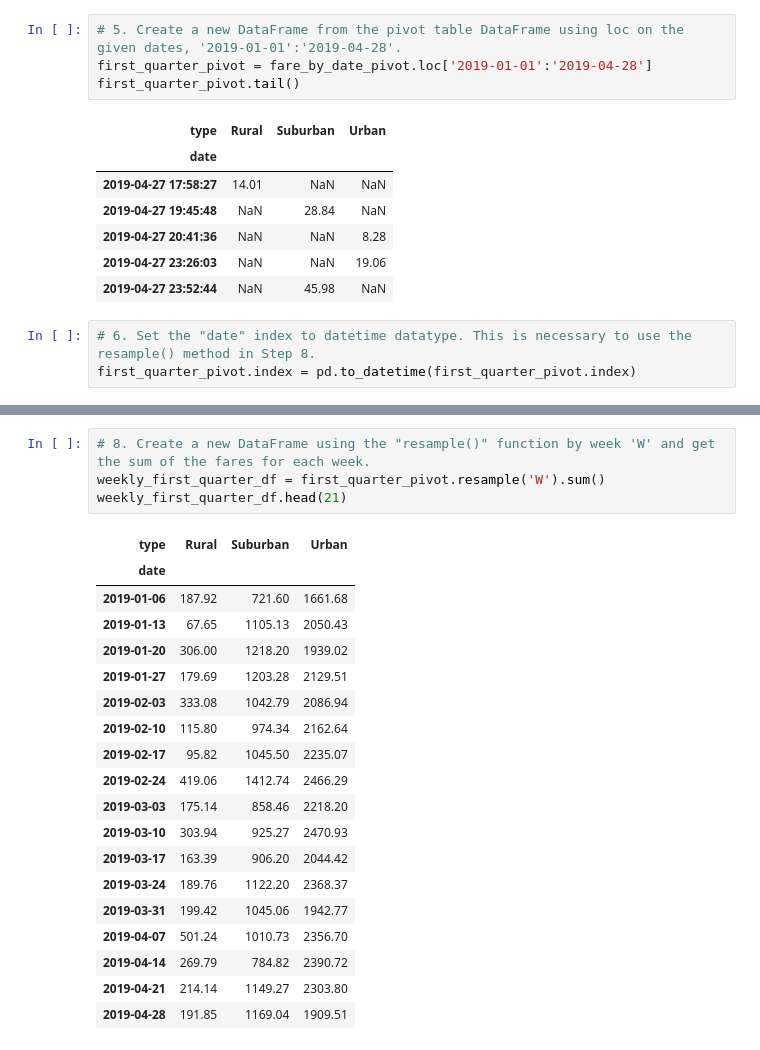
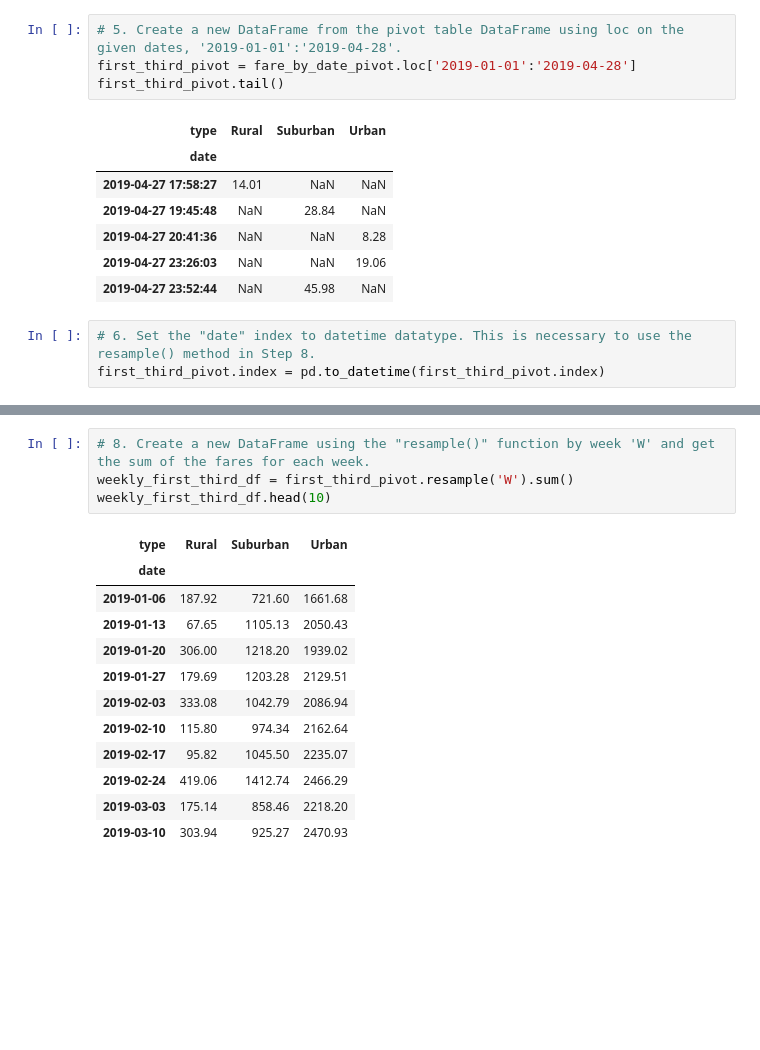
Before and after one commit to ricardoguerreiro92/PyBer_Analysis, a Jupyter notebook: PyBer_Challenge.ipynb, the cells around one changed output, grey strips where cells are left out. Cells and saved outputs as stored; diff of their text form; blank space fills up the shorter version.

```diff
--- a/PyBer_Challenge.ipynb
+++ b/PyBer_Challenge.ipynb
@@ -144,8 +144,8 @@ fare_by_date_pivot.head(10)
 | 2019-01-01 14:52:06 | NaN | 31.15 | NaN |
 # %%
 # 5. Create a new DataFrame from the pivot table DataFrame using loc on the given dates, '2019-01-01':'2019-04-28'.
-first_quarter_pivot = fare_by_date_pivot.loc['2019-01-01':'2019-04-28']
-first_quarter_pivot.tail()
+first_third_pivot = fare_by_date_pivot.loc['2019-01-01':'2019-04-28']
+first_third_pivot.tail()
 # %% [output]
 | type | Rural | Suburban | Urban |
 | date |  |  |  |
@@ -156,6 +156,6 @@ first_quarter_pivot.tail()
 | 2019-04-27 23:52:44 | NaN | 45.98 | NaN |
 # %%
 # 6. Set the "date" index to datetime datatype. This is necessary to use the resample() method in Step 8.
-first_quarter_pivot.index = pd.to_datetime(first_quarter_pivot.index)
+first_third_pivot.index = pd.to_datetime(first_third_pivot.index)
 # %%
 # 7. Check that the datatype for the index is datetime using df.info()
@@ -173,28 +173,21 @@ dtypes: float64(3)
 memory usage: 68.0 KB
 # %%
 # 8. Create a new DataFrame using the "resample()" function by week 'W' and get the sum of the fares for each week.
-weekly_first_quarter_df = first_quarter_pivot.resample('W').sum()
-weekly_first_quarter_df.head(21)
+weekly_first_third_df = first_third_pivot.resample('W').sum()
+weekly_first_third_df.head(10)
 # %% [output]
 | type | Rural | Suburban | Urban |
 | date |  |  |  |
 | 2019-01-06 | 187.92 | 721.60 | 1661.68 |
 | 2019-01-13 | 67.65 | 1105.13 | 2050.43 |
 | 2019-01-20 | 306.00 | 1218.20 | 1939.02 |
 | 2019-01-27 | 179.69 | 1203.28 | 2129.51 |
 | 2019-02-03 | 333.08 | 1042.79 | 2086.94 |
 | 2019-02-10 | 115.80 | 974.34 | 2162.64 |
 | 2019-02-17 | 95.82 | 1045.50 | 2235.07 |
 | 2019-02-24 | 419.06 | 1412.74 | 2466.29 |
 | 2019-03-03 | 175.14 | 858.46 | 2218.20 |
 | 2019-03-10 | 303.94 | 925.27 | 2470.93 |
-| 2019-03-17 | 163.39 | 906.20 | 2044.42 |
-| 2019-03-24 | 189.76 | 1122.20 | 2368.37 |
-| 2019-03-31 | 199.42 | 1045.06 | 1942.77 |
-| 2019-04-07 | 501.24 | 1010.73 | 2356.70 |
-| 2019-04-14 | 269.79 | 784.82 | 2390.72 |
-| 2019-04-21 | 214.14 | 1149.27 | 2303.80 |
-| 2019-04-28 | 191.85 | 1169.04 | 1909.51 |
 # %%
 # 8. Using the object-oriented interface method, plot the resample DataFrame using the df.plot() function.
 
```
Also changed, not shown: parts of 2 cells of this notebook.
